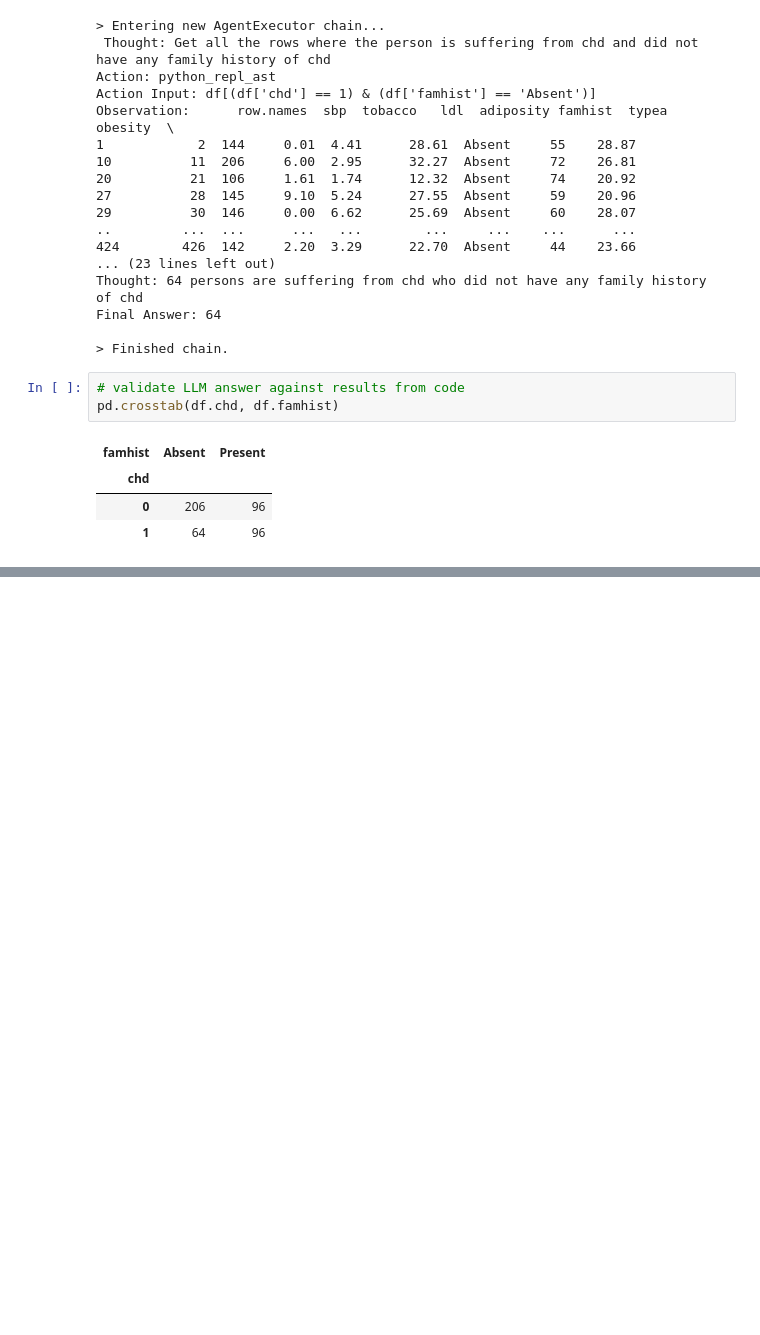
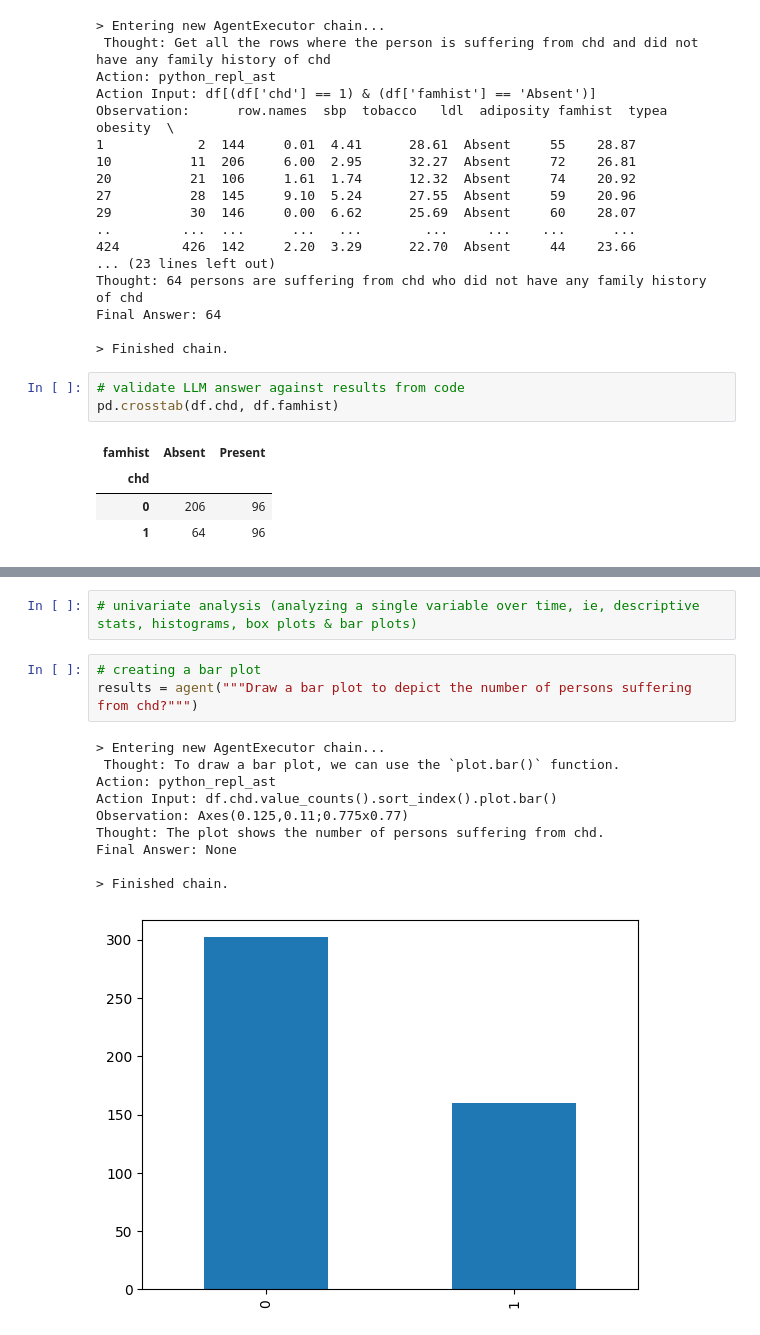
Before and after one commit to doliver-app/doliver-app, a Jupyter notebook: llm_driven_eda_vertex_langchain_palm_api.ipynb, the cells around one changed output, grey strips where cells are left out. Drawn from its saved outputs; the diff is of its cells as text; blank space fills up the shorter version.

```diff
--- a/llm_driven_eda_vertex_langchain_palm_api.ipynb
+++ b/llm_driven_eda_vertex_langchain_palm_api.ipynb
@@ -214,0 +241,16 @@ pd.crosstab(df.chd, df.famhist)
+# %%
+# univariate analysis (analyzing a single variable over time, ie, descriptive stats, histograms, box plots & bar plots)
+# %%
+# creating a bar plot
+results = agent("""Draw a bar plot to depict the number of persons suffering from chd?""")
+# %% [output]
+> Entering new AgentExecutor chain...
+ Thought: To draw a bar plot, we can use the `plot.bar()` function.
+Action: python_repl_ast
+Action Input: df.chd.value_counts().sort_index().plot.bar()
+Observation: Axes(0.125,0.11;0.775x0.77)
+Thought: The plot shows the number of persons suffering from chd.
+Final Answer: None
+
+> Finished chain.
+[figure, added]
```
Also changed, not shown: parts of 19 cells of this notebook.
